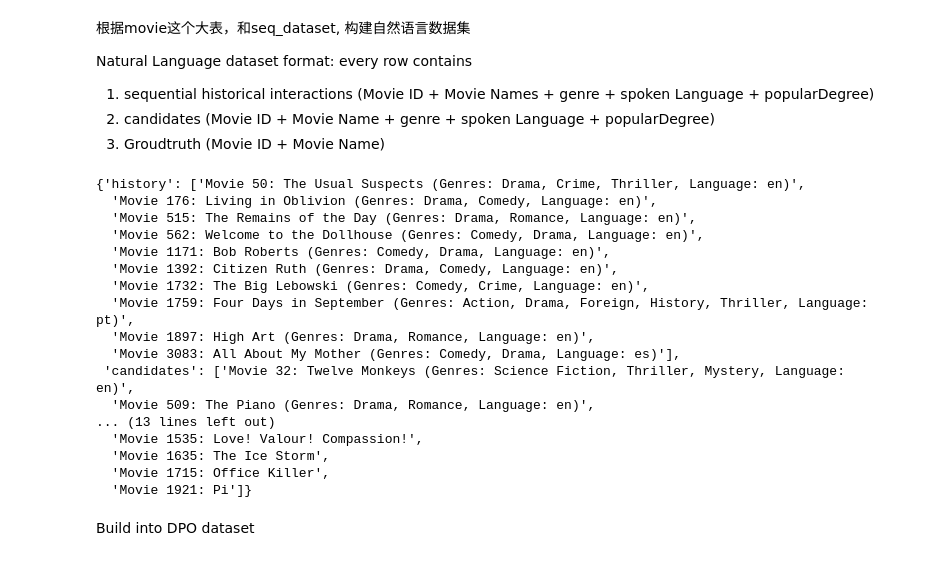
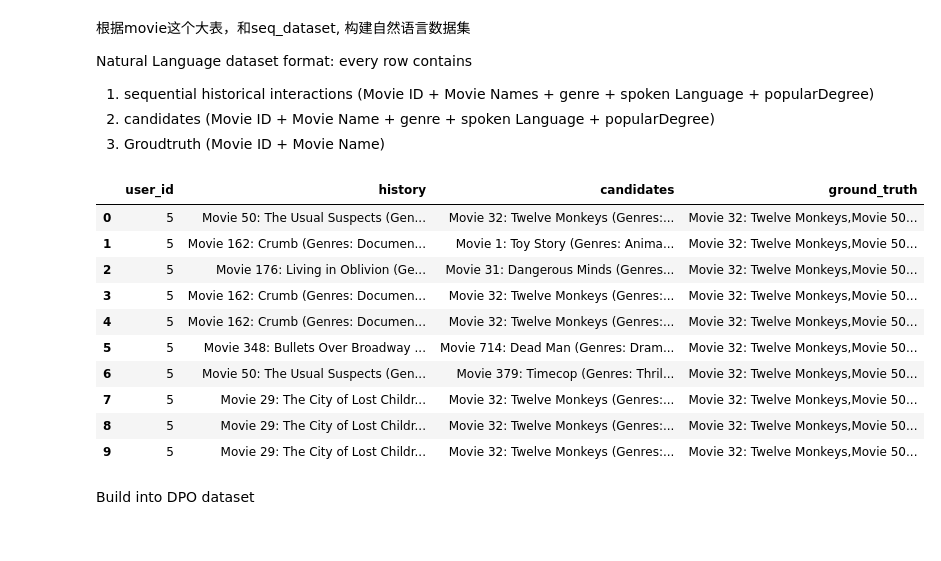
Before and after one commit to Arlene036/LLM4FairRec, a Jupyter notebook: data_preprocess.ipynb, the cells around one changed output. Drawn from its saved outputs; the diff is of its cells as text; code cells hidden in the pictures.

```diff
--- a/data_preprocess.ipynb
+++ b/data_preprocess.ipynb
@@ -183,31 +183,25 @@ def process_sequence(row):
     ground_truth = movie[movie['movieId'].isin(next_items)].apply(
         lambda x: f"Movie {x['movieId']}: {x['title']}", axis=1
     ).tolist()
-
-    return {
-        'history': history_movies,
-        'candidates': candidate_movies,
-        'ground_truth': ground_truth
-    }
+    return pd.Series({
+        'user_id': row['userId'],
+        'history': ','.join(history_movies),
+        'candidates': ','.join(candidate_movies),
+        'ground_truth': ','.join(ground_truth)
+    })
 # %%
 natural_language_dataset = seq_dataset[:10].apply(process_sequence, axis=1)
 # %%
-natural_language_dataset[0]
+natural_language_dataset
 # %% [output]
-{'history': ['Movie 50: The Usual Suspects (Genres: Drama, Crime, Thriller, Language: en)',
-  'Movie 176: Living in Oblivion (Genres: Drama, Comedy, Language: en)',
-  'Movie 515: The Remains of the Day (Genres: Drama, Romance, Language: en)',
-  'Movie 562: Welcome to the Dollhouse (Genres: Comedy, Drama, Language: en)',
-  'Movie 1171: Bob Roberts (Genres: Comedy, Drama, Language: en)',
-  'Movie 1392: Citizen Ruth (Genres: Drama, Comedy, Language: en)',
-  'Movie 1732: The Big Lebowski (Genres: Comedy, Crime, Language: en)',
-  'Movie 1759: Four Days in September (Genres: Action, Drama, Foreign, History, Thriller, Language: pt)',
-  'Movie 1897: High Art (Genres: Drama, Romance, Language: en)',
-  'Movie 3083: All About My Mother (Genres: Comedy, Drama, Language: es)'],
- 'candidates': ['Movie 32: Twelve Monkeys (Genres: Science Fiction, Thriller, Mystery, Language: en)',
-  'Movie 509: The Piano (Genres: Drama, Romance, Language: en)',
-... (13 lines left out)
-  'Movie 1535: Love! Valour! Compassion!',
-  'Movie 1635: The Ice Storm',
-  'Movie 1715: Office Killer',
-  'Movie 1921: Pi']}
+|  | user_id | history | candidates | ground_truth |
+| 0 | 5 | Movie 50: The Usual Suspects (Gen... | Movie 32: Twelve Monkeys (Genres:... | Movie 32: Twelve Monkeys,Movie 50... |
+| 1 | 5 | Movie 162: Crumb (Genres: Documen... | Movie 1: Toy Story (Genres: Anima... | Movie 32: Twelve Monkeys,Movie 50... |
+| 2 | 5 | Movie 176: Living in Oblivion (Ge... | Movie 31: Dangerous Minds (Genres... | Movie 32: Twelve Monkeys,Movie 50... |
+| 3 | 5 | Movie 162: Crumb (Genres: Documen... | Movie 32: Twelve Monkeys (Genres:... | Movie 32: Twelve Monkeys,Movie 50... |
+| 4 | 5 | Movie 162: Crumb (Genres: Documen... | Movie 32: Twelve Monkeys (Genres:... | Movie 32: Twelve Monkeys,Movie 50... |
+| 5 | 5 | Movie 348: Bullets Over Broadway ... | Movie 714: Dead Man (Genres: Dram... | Movie 32: Twelve Monkeys,Movie 50... |
+| 6 | 5 | Movie 50: The Usual Suspects (Gen... | Movie 379: Timecop (Genres: Thril... | Movie 32: Twelve Monkeys,Movie 50... |
+| 7 | 5 | Movie 29: The City of Lost Childr... | Movie 32: Twelve Monkeys (Genres:... | Movie 32: Twelve Monkeys,Movie 50... |
+| 8 | 5 | Movie 29: The City of Lost Childr... | Movie 32: Twelve Monkeys (Genres:... | Movie 32: Twelve Monkeys,Movie 50... |
+| 9 | 5 | Movie 29: The City of Lost Childr... | Movie 32: Twelve Monkeys (Genres:... | Movie 32: Twelve Monkeys,Movie 50... |
```
Also changed, not shown: parts of 1 cell of this notebook, 1 other file.
